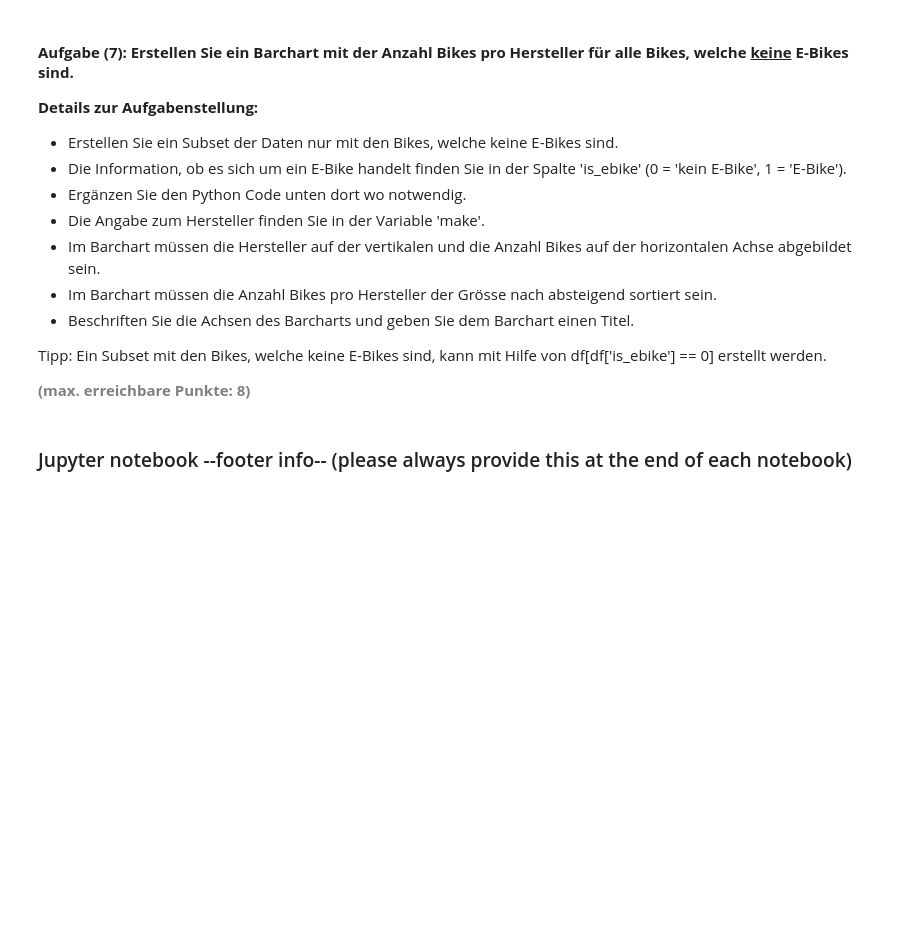
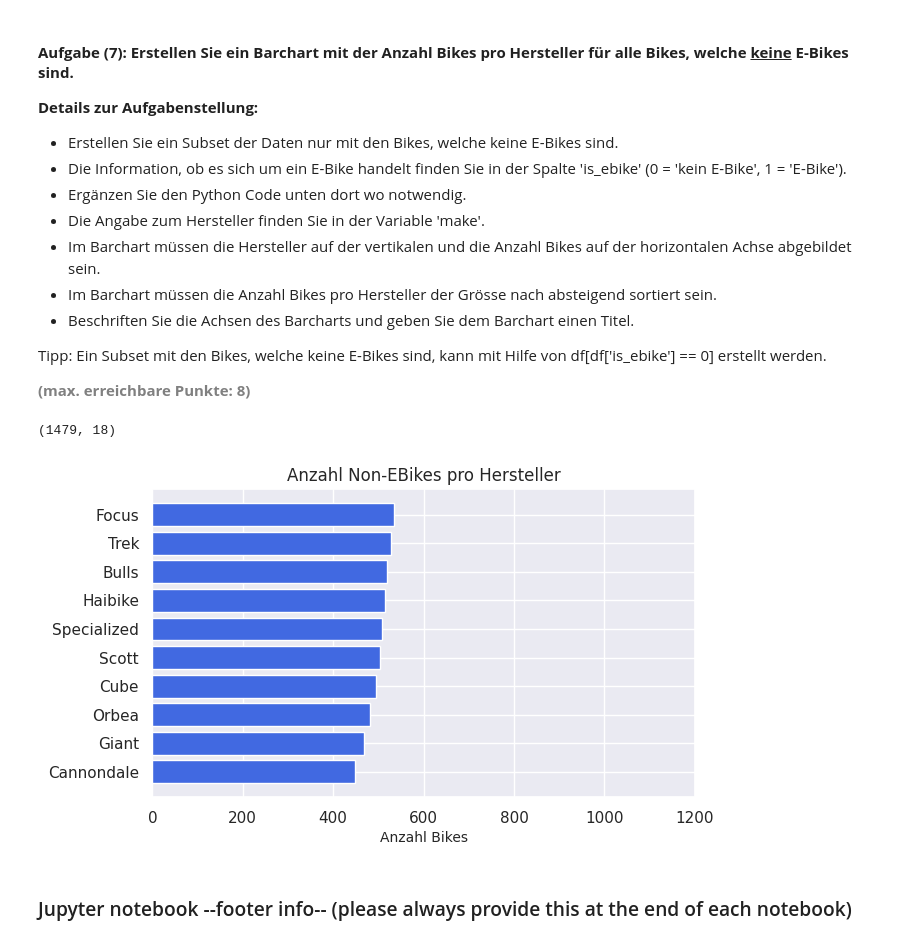
Before and after one commit to migifor-forstmi4/python_exploratory_data_analysis, a Jupyter notebook: LN2_AP02/AP02_Advanced_Data_Preparation_and_EDA.ipynb, the cells around one changed output. Cells and saved outputs as stored; diff of their text form; code cells hidden in the pictures; blank space fills up the shorter version.

```diff
--- a/LN2_AP02/AP02_Advanced_Data_Preparation_and_EDA.ipynb
+++ b/LN2_AP02/AP02_Advanced_Data_Preparation_and_EDA.ipynb
@@ -460,20 +460,30 @@ Tipp: Ein Subset mit den Bikes, welche keine E-Bikes sind, kann mit Hilfe von df
 <b style="color: gray;">(max. erreichbare Punkte: 8)</b>
 # %%
 # Subset der Daten nur mit den Bikes, welche keine E-Bikes sind
-
+df_sub = df.loc[(df.is_ebike == 0)]
+print(df_sub.shape)
 
 # Gruppierung der Daten nach 'make' und Berechnung der Anzahl Bikes pro Hersteller
-df_bar = df_no_ebike['make'].value_counts().sort_values(ascending=True)
+df_bar = df['make'].value_counts().sort_values(ascending=True)
 
 # Zusammenstellen der Werte für den Barchart
 napart = list(df_bar.values)
 index = list(df_bar.index.values)
 y_pos = np.arange(len(index))
 
 # Erstellen des Barcharts
-
+fig, ax = plt.subplots(figsize=(7,4))
+ax.barh(y_pos, napart, align = 'center', color = 'royalblue')
+ax.set_yticks(y_pos, index)
+ax.set_xlabel('Anzahl Bikes', fontsize = 10)
+ax.set_xlim(0, 1200)
+ax.set_title('Anzahl Non-EBikes pro Hersteller', fontsize = 12)
 
 # Anzeigen der Graphik
+plt.show()
+# %% [output]
+(1479, 18)
+[figure, added]
 # %% [markdown]
 ### Jupyter notebook --footer info-- (please always provide this at the end of each notebook)
 # %%
```
